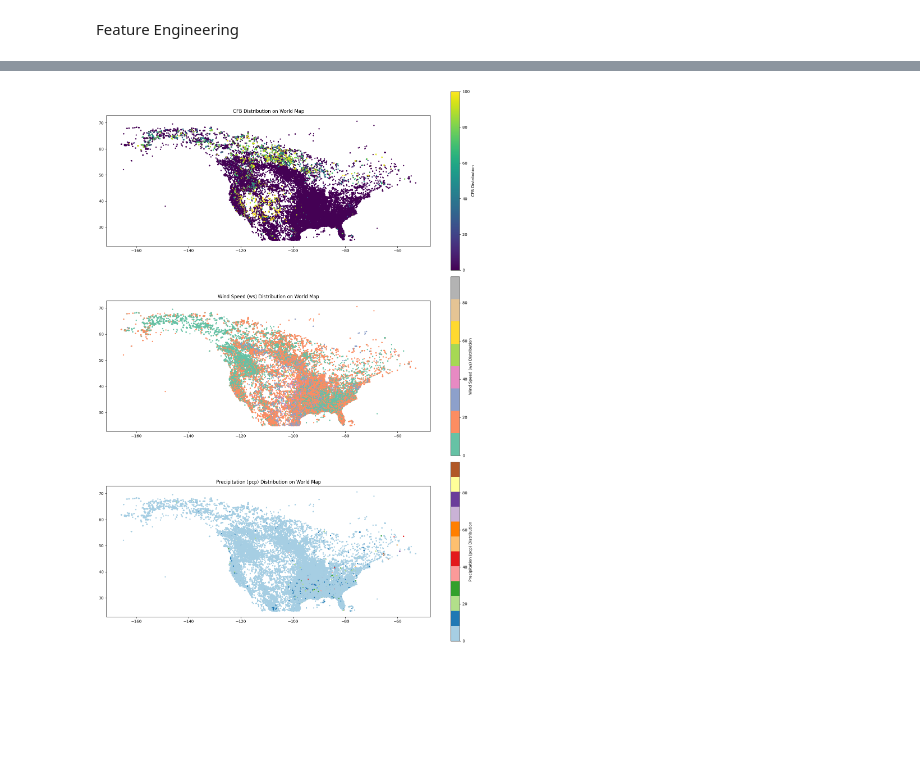
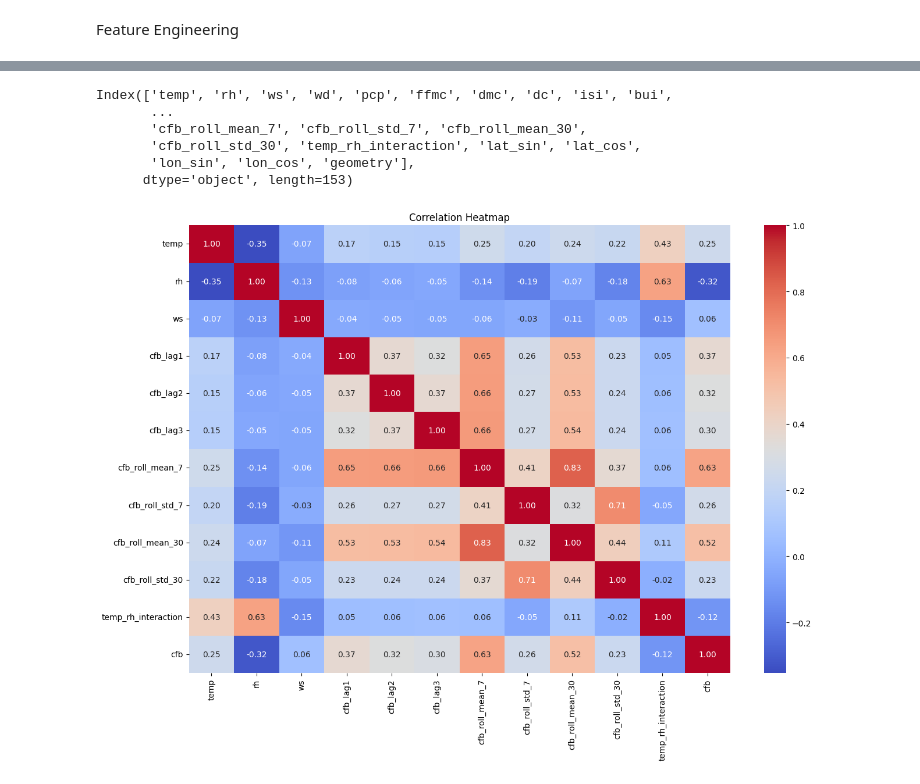
Before and after one commit to Big-Data-Capstone-S2024/WildFireSimulation, a Jupyter notebook: wildfireprediction_feature_engineering.ipynb, the cells around one changed output, grey strips where cells are left out. Drawn from its saved outputs; the diff is of its cells as text; code cells hidden in the pictures; blank space fills up the shorter version.

```diff
--- a/wildfireprediction_feature_engineering.ipynb
+++ b/wildfireprediction_feature_engineering.ipynb
@@ -140,3 +166,12 @@ geo_wfp["ecozone"] = geo_wfp["ecozone"].astype(str)
+# %%
+# Normalize features to ensure that each feature contributes equally
+
+features_to_scale = ['temp', 'rh', 'ws', 'cfb_lag1', 'cfb_lag2', 'cfb_lag3',
+                     'cfb_roll_mean_7', 'cfb_roll_std_7', 'cfb_roll_mean_30',
+                     'cfb_roll_std_30', 'temp_rh_interaction']
+
+scaler = StandardScaler()
+geo_wfp[features_to_scale] = scaler.fit_transform(geo_wfp[features_to_scale])
 # %%
 # Transform longitude and latitude into sine and cosine components for cyclical encoding
 geo_wfp['lat_sin'] = np.sin(np.radians(geo_wfp['lat']))
@@ -180,20 +212,22 @@ plt.show()
-# %%
-# Specific Visualizations for CFB, Wind Speed, and Precipitation
-fig, axes = plt.subplots(3, 1, figsize=(15, 20))
-
-# CFB Distribution
-geo_wfp.plot(column='cfb', ax=axes[0], legend=True, legend_kwds={'label': "CFB Distribution"}, cmap='viridis', markersize=5)
-axes[0].set_title('CFB Distribution on World Map')
-
-# Wind Speed (ws) Distribution
-geo_wfp.plot(column='ws', ax=axes[1], legend=True, legend_kwds={'label': "Wind Speed (ws) Distribution"}, cmap='Set2', markersize=5)
-axes[1].set_title('Wind Speed (ws) Distribution on World Map')
-
-# Precipitation (pcp) Distribution
-geo_wfp.plot(column='pcp', ax=axes[2], legend=True, legend_kwds={'label': "Precipitation (pcp) Distribution"}, cmap='Paired', markersize=5)
-axes[2].set_title('Precipitation (pcp) Distribution on World Map')
-
-plt.tight_layout()
-plt.show()
-# %% [output]
-[figure, removed]
+# %%
+geo_wfp.columns
+# %% [output]
+Index(['temp', 'rh', 'ws', 'wd', 'pcp', 'ffmc', 'dmc', 'dc', 'isi', 'bui',
+       ...
+       'cfb_roll_mean_7', 'cfb_roll_std_7', 'cfb_roll_mean_30',
+       'cfb_roll_std_30', 'temp_rh_interaction', 'lat_sin', 'lat_cos',
+       'lon_sin', 'lon_cos', 'geometry'],
+      dtype='object', length=153)
+# %%
+# Select a subset of relevant columns for correlation heatmap
+relevant_columns = ['temp', 'rh', 'ws', 'cfb_lag1', 'cfb_lag2', 'cfb_lag3',
+                    'cfb_roll_mean_7', 'cfb_roll_std_7', 'cfb_roll_mean_30',
+                    'cfb_roll_std_30', 'temp_rh_interaction', 'cfb']
+# %%
+# Correlation heatmap
+plt.figure(figsize=(15, 10))
+sns.heatmap(geo_wfp[relevant_columns].corr(), annot=True, fmt=".2f", cmap='coolwarm')
+plt.title('Correlation Heatmap')
+plt.show()
+# %% [output]
+[figure, added]
```
Also changed, not shown: parts of 35 cells of this notebook, 2 other files.
